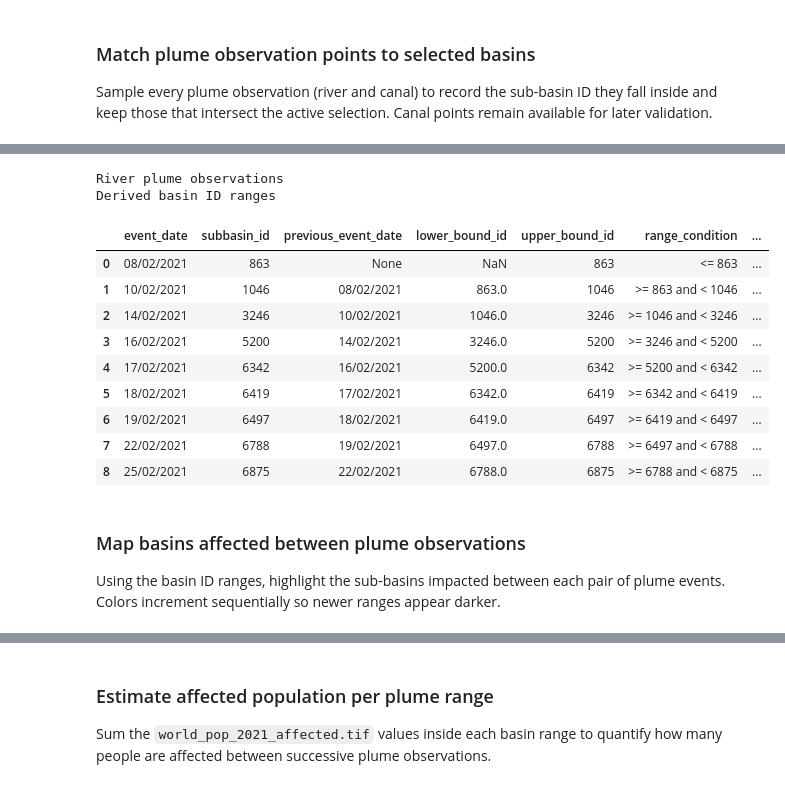
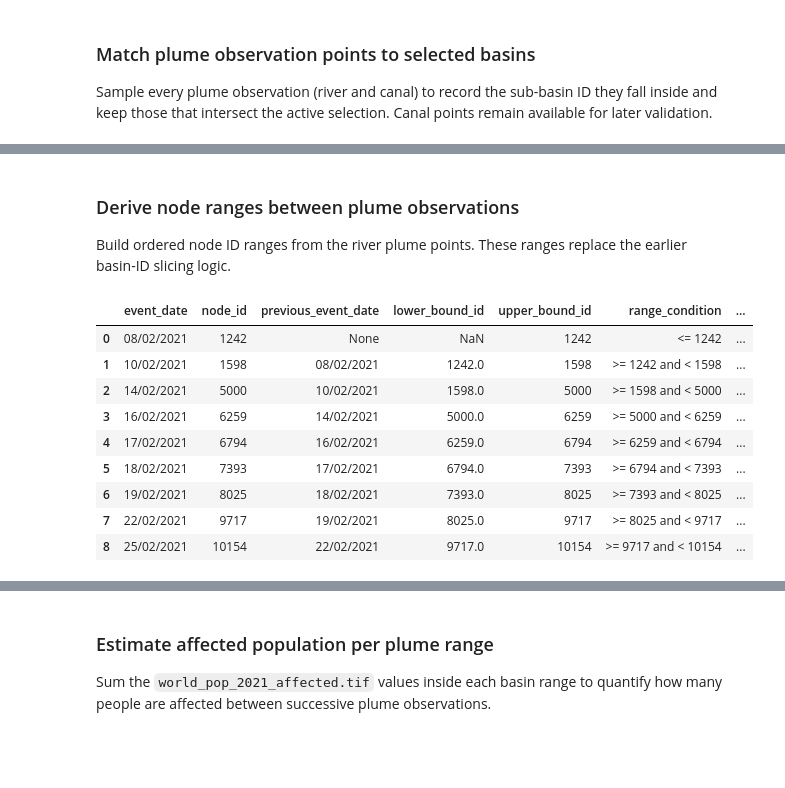
Before and after one commit to LSDtopotools/lsdstreamburn, a Jupyter notebook: population_basins/get_affected_population_area.ipynb, the cells around one changed output, grey strips where cells are left out. Cells and saved outputs as stored; diff of their text form; code cells hidden in the pictures; blank space fills up the shorter version.

Commit message:
change the attribute of slicing population basin by date to from_node in routed flow line

```diff
--- a/population_basins/get_affected_population_area.ipynb
+++ b/population_basins/get_affected_population_area.ipynb
@@ -412,54 +464,48 @@ Focus on river plume points (excluding canal observations) to build ID ranges be
+# %% [markdown]
+### Derive node ranges between plume observations
+Build ordered node ID ranges from the river plume points. These ranges
+replace the earlier basin-ID slicing logic.
 # %%
-river_points = plume_points_proj[plume_points_proj["location_type"].str.lower() != "canal"].copy()
-river_points = river_points.dropna(subset=["subbasin_id"])
-river_points = river_points.sort_values("event_date").reset_index(drop=True)
-river_points["subbasin_id"] = river_points["subbasin_id"].astype(int)
+river_points_flow = river_points_flow.dropna(subset=["node_id"]).copy()
+river_points_flow["node_id"] = river_points_flow["node_id"].astype(int)
 
-river_ranges = []
+node_ranges = []
 prev_id = None
 prev_date = None
-for _, row in river_points.iterrows():
-    current_id = row["subbasin_id"]
+for _, row in river_points_flow.iterrows():
+    current_id = row["node_id"]
     current_date = row["event_date"]
     if prev_id is None:
         range_desc = f"<= {current_id}"
         lower_bound = None
     else:
         range_desc = f">= {prev_id} and < {current_id}"
         lower_bound = prev_id
-    river_ranges.append({
+    node_ranges.append({
         "event_date": current_date,
-        "subbasin_id": current_id,
+        "node_id": current_id,
         "previous_event_date": prev_date,
         "lower_bound_id": lower_bound,
         "upper_bound_id": current_id,
         "range_condition": range_desc,
     })
     prev_id = current_id
     prev_date = current_date
 
-river_ranges_df = pd.DataFrame(river_ranges)
-event_dates = pd.to_datetime(river_ranges_df["event_date"], errors="coerce", dayfirst=True)
-river_ranges_df["event_date_label"] = event_dates.dt.strftime("%b %d").str.replace(" 0", " ", regex=False)
-prev_dates = pd.to_datetime(river_ranges_df["previous_event_date"], errors="coerce", dayfirst=True)
-river_ranges_df["previous_event_date_label"] = prev_dates.dt.strftime("%b %d").str.replace(" 0", " ", regex=False)
-print("River plume observations")
-river_points[["event_date", "location_type", "subbasin_id"]]
-print("Derived basin ID ranges")
-river_ranges_df
+node_ranges_df = pd.DataFrame(node_ranges)
+event_dates = pd.to_datetime(node_ranges_df["event_date"], errors="coerce", dayfirst=True)
+node_ranges_df["event_date_label"] = event_dates.dt.strftime("%b %d").str.replace(" 0", " ", regex=False)
+prev_dates = pd.to_datetime(node_ranges_df["previous_event_date"], errors="coerce", dayfirst=True)
+node_ranges_df["previous_event_date_label"] = prev_dates.dt.strftime("%b %d").str.replace(" 0", " ", regex=False)
+node_ranges_df
 # %% [output]
-River plume observations
-Derived basin ID ranges
-|  | event_date | subbasin_id | previous_event_date | lower_bound_id | upper_bound_id | range_condition | ... |
-| 0 | 08/02/2021 | 863 | None | NaN | 863 | <= 863 | ... |
-| 1 | 10/02/2021 | 1046 | 08/02/2021 | 863.0 | 1046 | >= 863 and < 1046 | ... |
-| 2 | 14/02/2021 | 3246 | 10/02/2021 | 1046.0 | 3246 | >= 1046 and < 3246 | ... |
-| 3 | 16/02/2021 | 5200 | 14/02/2021 | 3246.0 | 5200 | >= 3246 and < 5200 | ... |
-| 4 | 17/02/2021 | 6342 | 16/02/2021 | 5200.0 | 6342 | >= 5200 and < 6342 | ... |
-| 5 | 18/02/2021 | 6419 | 17/02/2021 | 6342.0 | 6419 | >= 6342 and < 6419 | ... |
-| 6 | 19/02/2021 | 6497 | 18/02/2021 | 6419.0 | 6497 | >= 6419 and < 6497 | ... |
-| 7 | 22/02/2021 | 6788 | 19/02/2021 | 6497.0 | 6788 | >= 6497 and < 6788 | ... |
-| 8 | 25/02/2021 | 6875 | 22/02/2021 | 6788.0 | 6875 | >= 6788 and < 6875 | ... |
+|  | event_date | node_id | previous_event_date | lower_bound_id | upper_bound_id | range_condition | ... |
+| 0 | 08/02/2021 | 1242 | None | NaN | 1242 | <= 1242 | ... |
+| 1 | 10/02/2021 | 1598 | 08/02/2021 | 1242.0 | 1598 | >= 1242 and < 1598 | ... |
+| 2 | 14/02/2021 | 5000 | 10/02/2021 | 1598.0 | 5000 | >= 1598 and < 5000 | ... |
+| 3 | 16/02/2021 | 6259 | 14/02/2021 | 5000.0 | 6259 | >= 5000 and < 6259 | ... |
+| 4 | 17/02/2021 | 6794 | 16/02/2021 | 6259.0 | 6794 | >= 6259 and < 6794 | ... |
+| 5 | 18/02/2021 | 7393 | 17/02/2021 | 6794.0 | 7393 | >= 6794 and < 7393 | ... |
+| 6 | 19/02/2021 | 8025 | 18/02/2021 | 7393.0 | 8025 | >= 7393 and < 8025 | ... |
+| 7 | 22/02/2021 | 9717 | 19/02/2021 | 8025.0 | 9717 | >= 8025 and < 9717 | ... |
+| 8 | 25/02/2021 | 10154 | 22/02/2021 | 9717.0 | 10154 | >= 9717 and < 10154 | ... |
-# %% [markdown]
-### Map basins affected between plume observations
-Using the basin ID ranges, highlight the sub-basins impacted between each pair of plume events. Colors increment sequentially so newer ranges appear darker.
```
Also changed, not shown: parts of 10 cells of this notebook.
